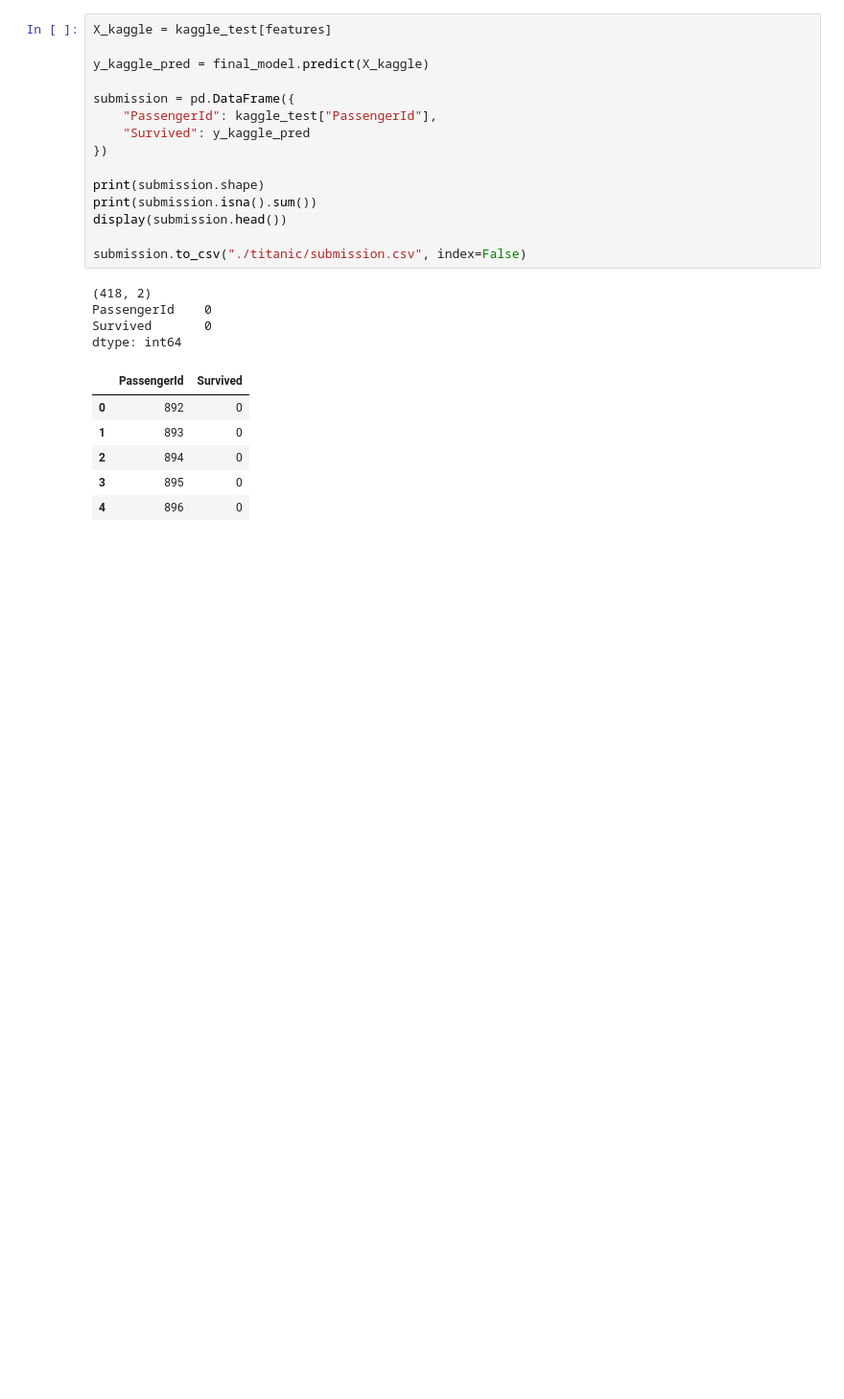
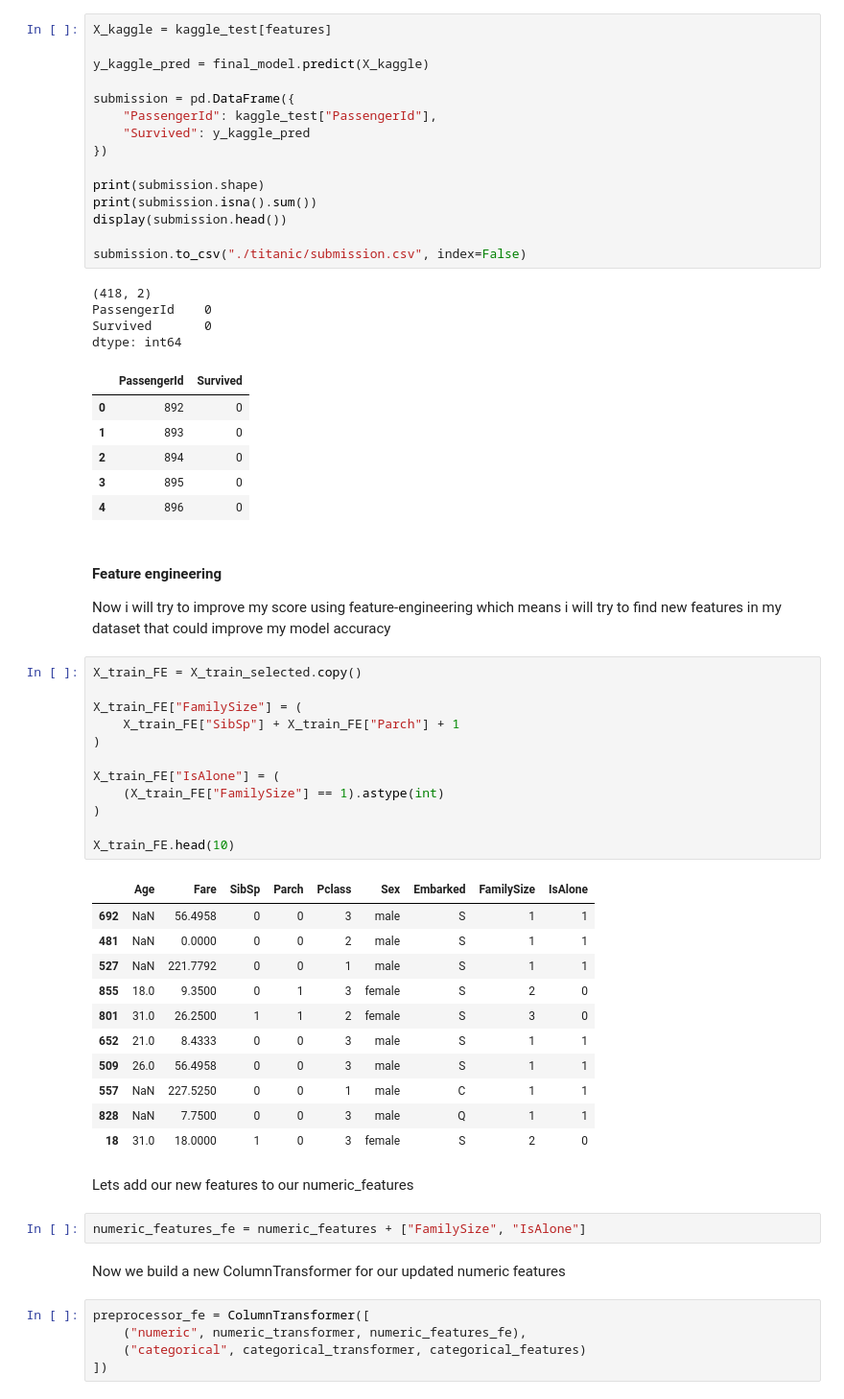
Before and after one commit to anrunt/ml-learning, a Jupyter notebook: titanic.ipynb, the cells around one changed output. Shown at 96% size. Drawn from its saved outputs; the diff is of its cells as text; blank space fills up the shorter version.

Commit message:
chud feature engineering

```diff
--- a/titanic.ipynb
+++ b/titanic.ipynb
@@ -480,3 +480,42 @@ dtype: int64
 | 2 | 894 | 0 |
 | 3 | 895 | 0 |
 | 4 | 896 | 0 |
+# %% [markdown]
+#### Feature engineering
+
+Now i will try to improve my score using feature-engineering which means i will try to find new features in my dataset that could improve my model accuracy
+# %%
+X_train_FE = X_train_selected.copy()
+
+X_train_FE["FamilySize"] = (
+    X_train_FE["SibSp"] + X_train_FE["Parch"] + 1
+)
+
+X_train_FE["IsAlone"] = (
+    (X_train_FE["FamilySize"] == 1).astype(int)
+)
+
+X_train_FE.head(10)
+# %% [output]
+|  | Age | Fare | SibSp | Parch | Pclass | Sex | Embarked | FamilySize | IsAlone |
+| 692 | NaN | 56.4958 | 0 | 0 | 3 | male | S | 1 | 1 |
+| 481 | NaN | 0.0000 | 0 | 0 | 2 | male | S | 1 | 1 |
+| 527 | NaN | 221.7792 | 0 | 0 | 1 | male | S | 1 | 1 |
+| 855 | 18.0 | 9.3500 | 0 | 1 | 3 | female | S | 2 | 0 |
+| 801 | 31.0 | 26.2500 | 1 | 1 | 2 | female | S | 3 | 0 |
+| 652 | 21.0 | 8.4333 | 0 | 0 | 3 | male | S | 1 | 1 |
+| 509 | 26.0 | 56.4958 | 0 | 0 | 3 | male | S | 1 | 1 |
+| 557 | NaN | 227.5250 | 0 | 0 | 1 | male | C | 1 | 1 |
+| 828 | NaN | 7.7500 | 0 | 0 | 3 | male | Q | 1 | 1 |
+| 18 | 31.0 | 18.0000 | 1 | 0 | 3 | female | S | 2 | 0 |
+# %% [markdown]
+Lets add our new features to our numeric_features
+# %%
+numeric_features_fe = numeric_features + ["FamilySize", "IsAlone"]
+# %% [markdown]
+Now we build a new ColumnTransformer for our updated numeric features
+# %%
+preprocessor_fe = ColumnTransformer([
+    ("numeric", numeric_transformer, numeric_features_fe),
+    ("categorical", categorical_transformer, categorical_features)
+])
```
Also changed, not shown: parts of 16 cells of this notebook.
